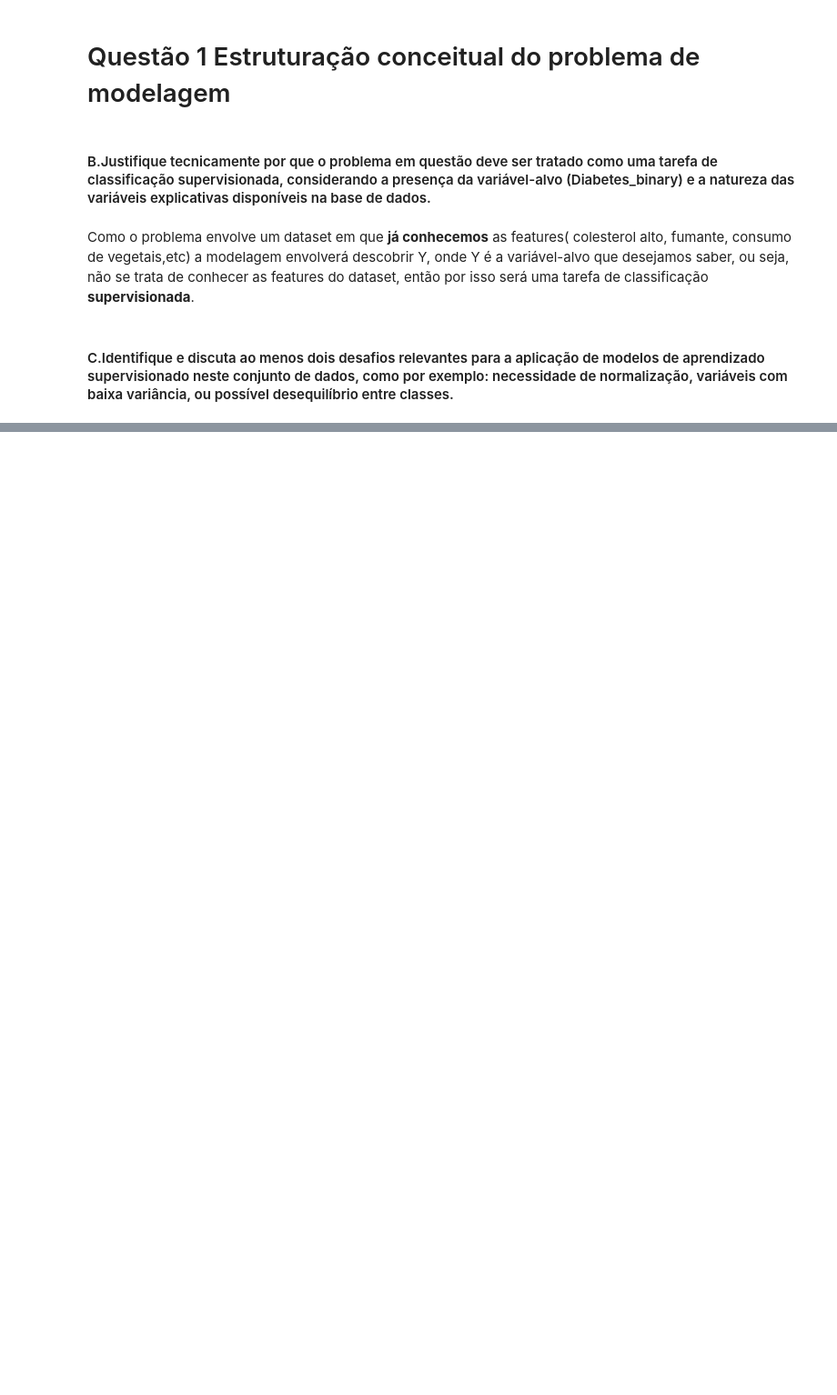
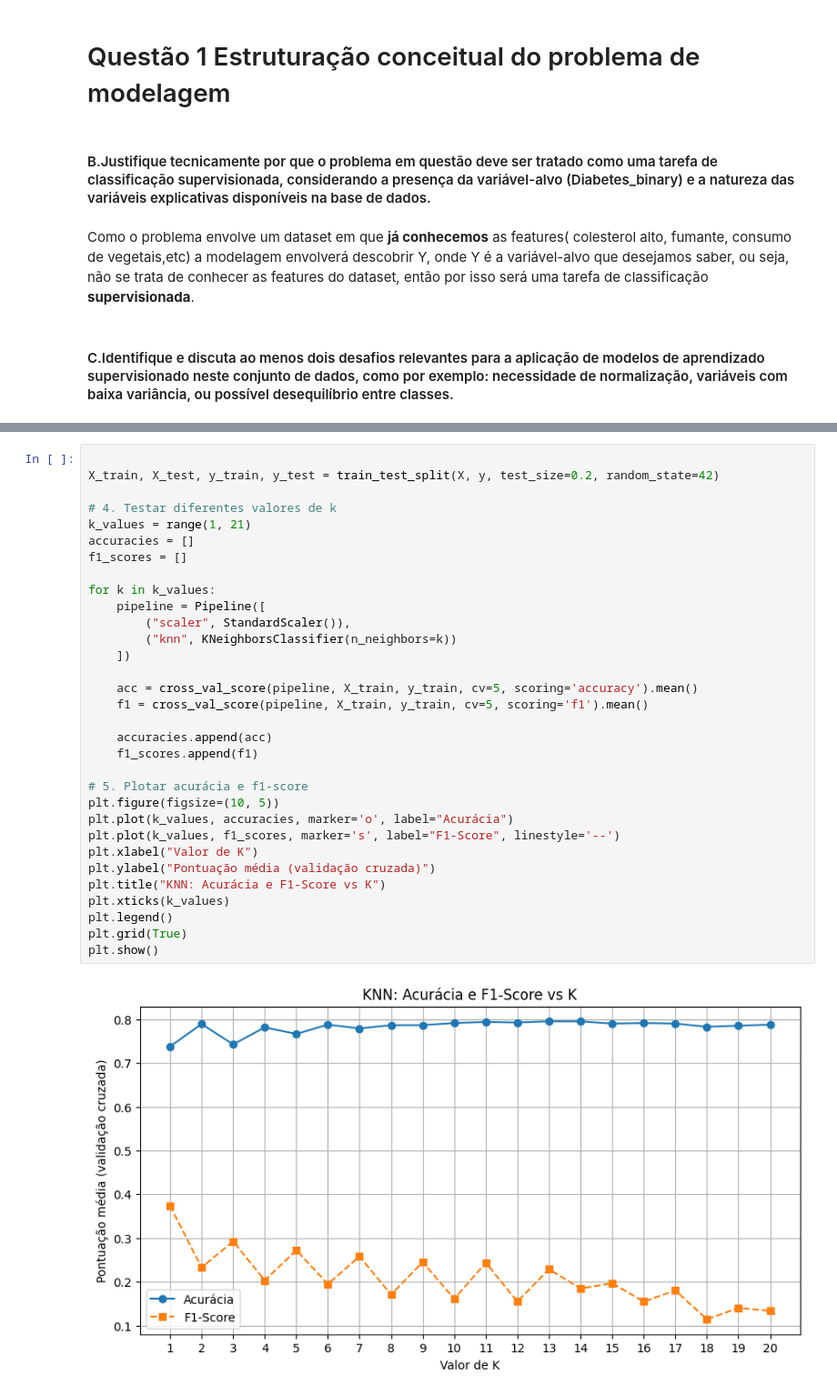
Before and after one commit to ecrseer/machine-learnin, a Jupyter notebook: lifecycl/lifecyc_at.ipynb, the cells around one changed output, grey strips where cells are left out. Shown at 91% size. Saved outputs shown, nothing was run; the diff lists cells and outputs as text; blank space fills up the shorter version.

```diff
--- a/lifecycl/lifecyc_at.ipynb
+++ b/lifecycl/lifecyc_at.ipynb
@@ -143,0 +177,34 @@ a
+# %%
+
+X_train, X_test, y_train, y_test = train_test_split(X, y, test_size=0.2, random_state=42)
+
+# 4. Testar diferentes valores de k
+k_values = range(1, 21)
+accuracies = []
+f1_scores = []
+
+for k in k_values:
+    pipeline = Pipeline([
+        ("scaler", StandardScaler()),
+        ("knn", KNeighborsClassifier(n_neighbors=k))
+    ])
+
+    acc = cross_val_score(pipeline, X_train, y_train, cv=5, scoring='accuracy').mean()
+    f1 = cross_val_score(pipeline, X_train, y_train, cv=5, scoring='f1').mean()
+
+    accuracies.append(acc)
+    f1_scores.append(f1)
+
+# 5. Plotar acurácia e f1-score
+plt.figure(figsize=(10, 5))
+plt.plot(k_values, accuracies, marker='o', label="Acurácia")
+plt.plot(k_values, f1_scores, marker='s', label="F1-Score", linestyle='--')
+plt.xlabel("Valor de K")
+plt.ylabel("Pontuação média (validação cruzada)")
+plt.title("KNN: Acurácia e F1-Score vs K")
+plt.xticks(k_values)
+plt.legend()
+plt.grid(True)
+plt.show()
+# %% [output]
+[figure, added]
```
Also changed, not shown: parts of 8 cells of this notebook.
